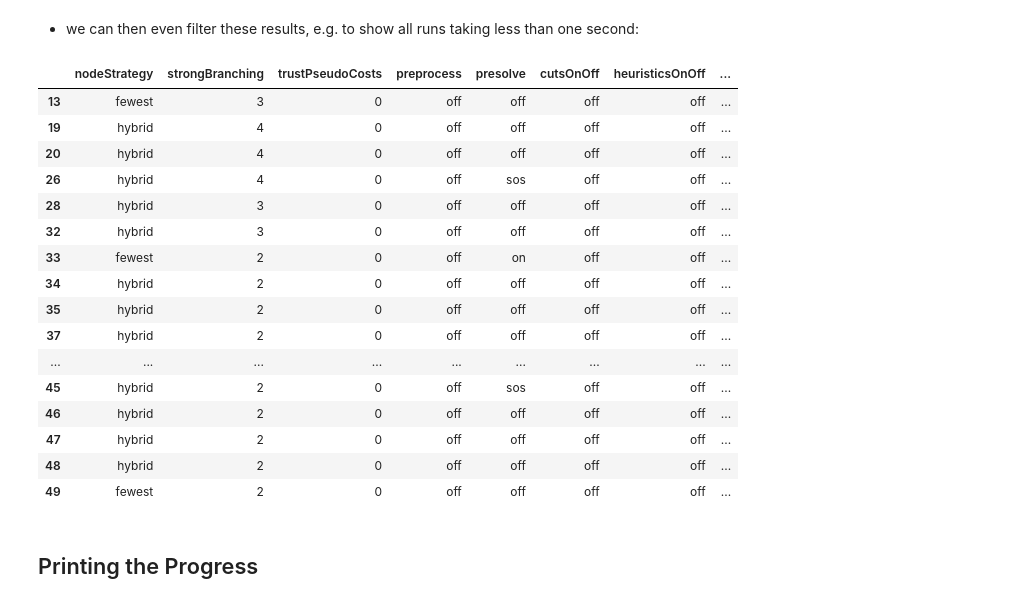
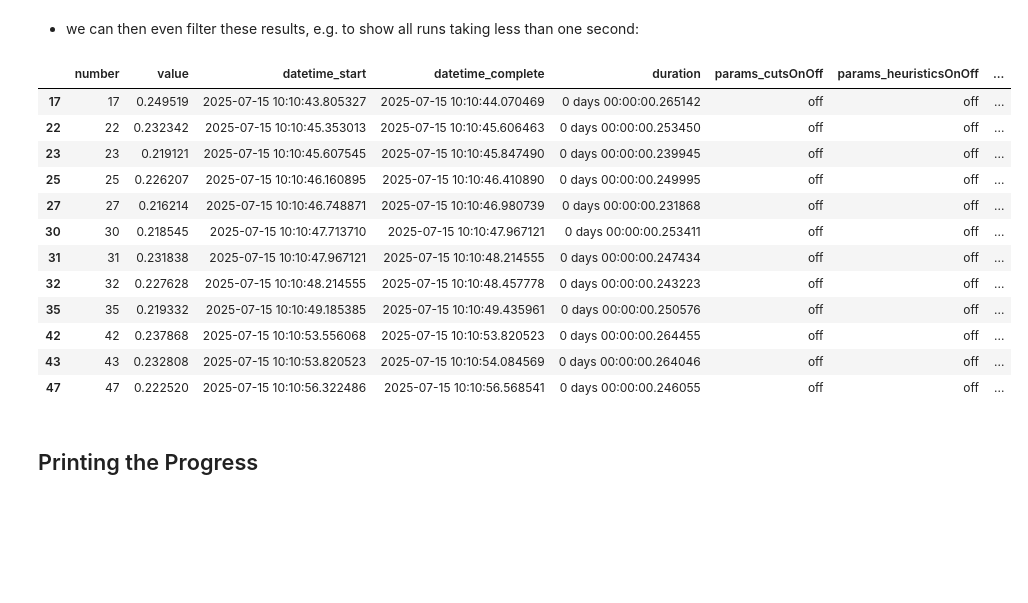
Before and after one commit to decision-analytics/CORDS2025, a Jupyter notebook: 08/08_Algorithm_Configuration.ipynb, the cells around one changed output. Drawn from its saved outputs; the diff is of its cells as text; code cells hidden in the pictures; blank space fills up the shorter version.

```diff
--- a/08/08_Algorithm_Configuration.ipynb
+++ b/08/08_Algorithm_Configuration.ipynb
@@ -639,25 +662,21 @@ df_trials
 # %% [markdown]
 - we can then even filter these results, e.g. to show all runs taking less than one second:
 # %%
-df_evaluations[df_evaluations["value"] <= 0.25]
+df_trials[df_trials["value"] <= 0.25]
 # %% [output]
-|  | nodeStrategy | strongBranching | trustPseudoCosts | preprocess | presolve | cutsOnOff | heuristicsOnOff | ... |
-| 13 | fewest | 3 | 0 | off | off | off | off | ... |
-| 19 | hybrid | 4 | 0 | off | off | off | off | ... |
-| 20 | hybrid | 4 | 0 | off | off | off | off | ... |
-| 26 | hybrid | 4 | 0 | off | sos | off | off | ... |
-| 28 | hybrid | 3 | 0 | off | off | off | off | ... |
-| 32 | hybrid | 3 | 0 | off | off | off | off | ... |
-| 33 | fewest | 2 | 0 | off | on | off | off | ... |
-| 34 | hybrid | 2 | 0 | off | off | off | off | ... |
-| 35 | hybrid | 2 | 0 | off | off | off | off | ... |
-| 37 | hybrid | 2 | 0 | off | off | off | off | ... |
-| ... | ... | ... | ... | ... | ... | ... | ... | ... |
-| 45 | hybrid | 2 | 0 | off | sos | off | off | ... |
-| 46 | hybrid | 2 | 0 | off | off | off | off | ... |
-| 47 | hybrid | 2 | 0 | off | off | off | off | ... |
-| 48 | hybrid | 2 | 0 | off | off | off | off | ... |
-| 49 | fewest | 2 | 0 | off | off | off | off | ... |
+|  | number | value | datetime_start | datetime_complete | duration | params_cutsOnOff | params_heuristicsOnOff | ... |
+| 17 | 17 | 0.249519 | 2025-07-15 10:10:43.805327 | 2025-07-15 10:10:44.070469 | 0 days 00:00:00.265142 | off | off | ... |
+| 22 | 22 | 0.232342 | 2025-07-15 10:10:45.353013 | 2025-07-15 10:10:45.606463 | 0 days 00:00:00.253450 | off | off | ... |
+| 23 | 23 | 0.219121 | 2025-07-15 10:10:45.607545 | 2025-07-15 10:10:45.847490 | 0 days 00:00:00.239945 | off | off | ... |
+| 25 | 25 | 0.226207 | 2025-07-15 10:10:46.160895 | 2025-07-15 10:10:46.410890 | 0 days 00:00:00.249995 | off | off | ... |
+| 27 | 27 | 0.216214 | 2025-07-15 10:10:46.748871 | 2025-07-15 10:10:46.980739 | 0 days 00:00:00.231868 | off | off | ... |
+| 30 | 30 | 0.218545 | 2025-07-15 10:10:47.713710 | 2025-07-15 10:10:47.967121 | 0 days 00:00:00.253411 | off | off | ... |
+| 31 | 31 | 0.231838 | 2025-07-15 10:10:47.967121 | 2025-07-15 10:10:48.214555 | 0 days 00:00:00.247434 | off | off | ... |
+| 32 | 32 | 0.227628 | 2025-07-15 10:10:48.214555 | 2025-07-15 10:10:48.457778 | 0 days 00:00:00.243223 | off | off | ... |
+| 35 | 35 | 0.219332 | 2025-07-15 10:10:49.185385 | 2025-07-15 10:10:49.435961 | 0 days 00:00:00.250576 | off | off | ... |
+| 42 | 42 | 0.237868 | 2025-07-15 10:10:53.556068 | 2025-07-15 10:10:53.820523 | 0 days 00:00:00.264455 | off | off | ... |
+| 43 | 43 | 0.232808 | 2025-07-15 10:10:53.820523 | 2025-07-15 10:10:54.084569 | 0 days 00:00:00.264046 | off | off | ... |
+| 47 | 47 | 0.222520 | 2025-07-15 10:10:56.322486 | 2025-07-15 10:10:56.568541 | 0 days 00:00:00.246055 | off | off | ... |
 # %% [markdown]
 ## Printing the Progress
 # %%
```
Also changed, not shown: parts of 32 cells of this notebook.
